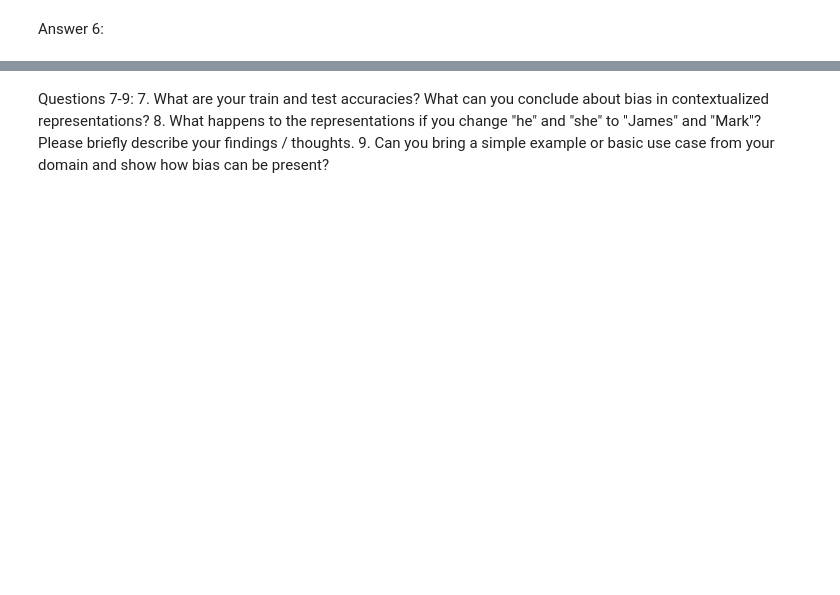
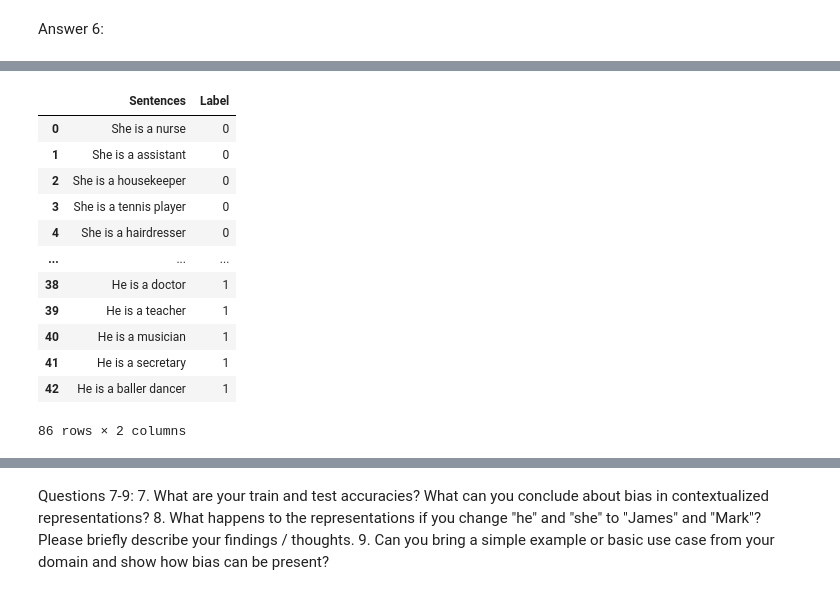
Before and after one commit to A00447694/Vector-Workshop, a Jupyter notebook: Chauhan-assignment1.ipynb, the cells around one changed output, grey strips where cells are left out. Saved outputs shown, nothing was run; the diff lists cells and outputs as text; code cells hidden in the pictures; blank space fills up the shorter version.

```diff
--- a/Chauhan-assignment1.ipynb
+++ b/Chauhan-assignment1.ipynb
@@ -429,0 +469,19 @@ array([43, 44, 45, 46, 47, 48, 49, 50, 51, 52, 53, 54, 55, 56, 57, 58, 59,
+# %%
+df = pd.concat([df_she, df_he], axis = 0)
+df.columns = ['Sentences', 'Label']
+df['Label'] = df['Label'].astype(int)
+df
+# %% [output]
+|  | Sentences | Label |
+| 0 | She is a nurse | 0 |
+| 1 | She is a assistant | 0 |
+| 2 | She is a housekeeper | 0 |
+| 3 | She is a tennis player | 0 |
+| 4 | She is a hairdresser | 0 |
+| ... | ... | ... |
+| 38 | He is a doctor | 1 |
+| 39 | He is a teacher | 1 |
+| 40 | He is a musician | 1 |
+| 41 | He is a secretary | 1 |
+| 42 | He is a baller dancer | 1 |
+86 rows × 2 columns
```
Also changed, not shown: parts of 35 cells of this notebook.
